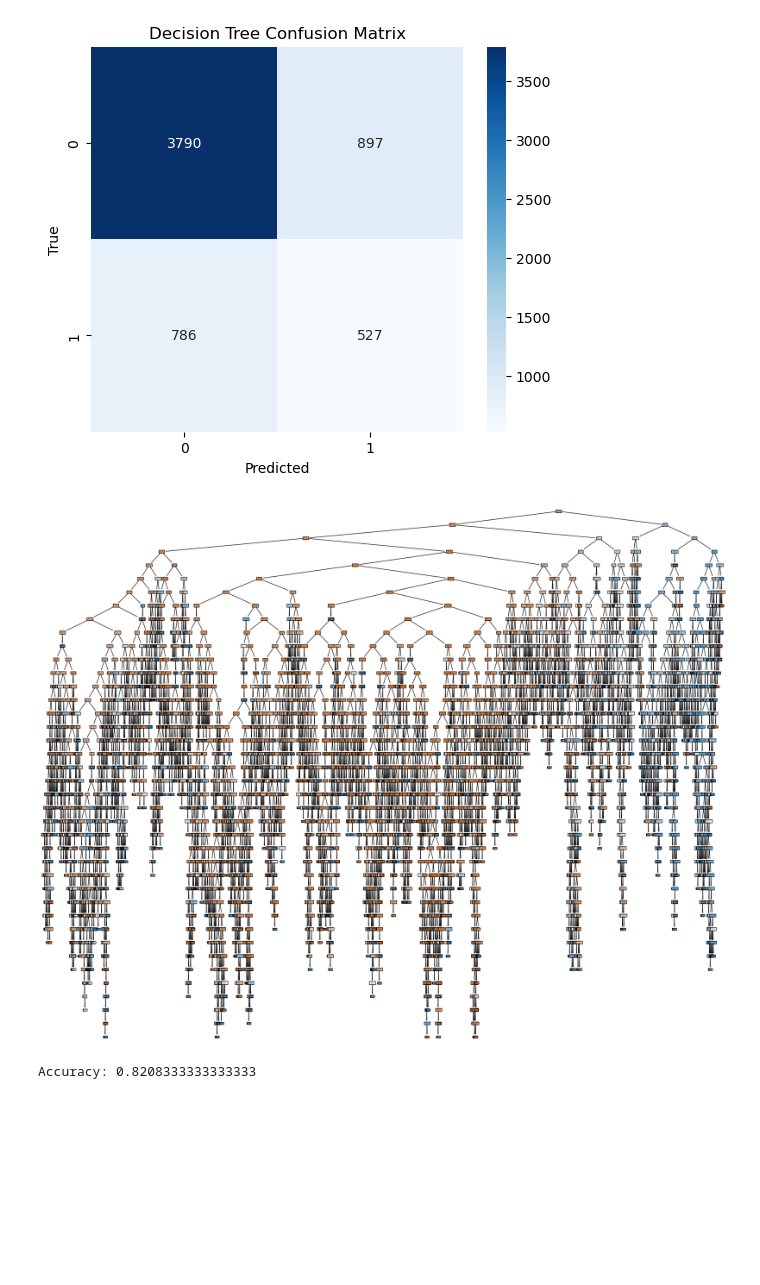
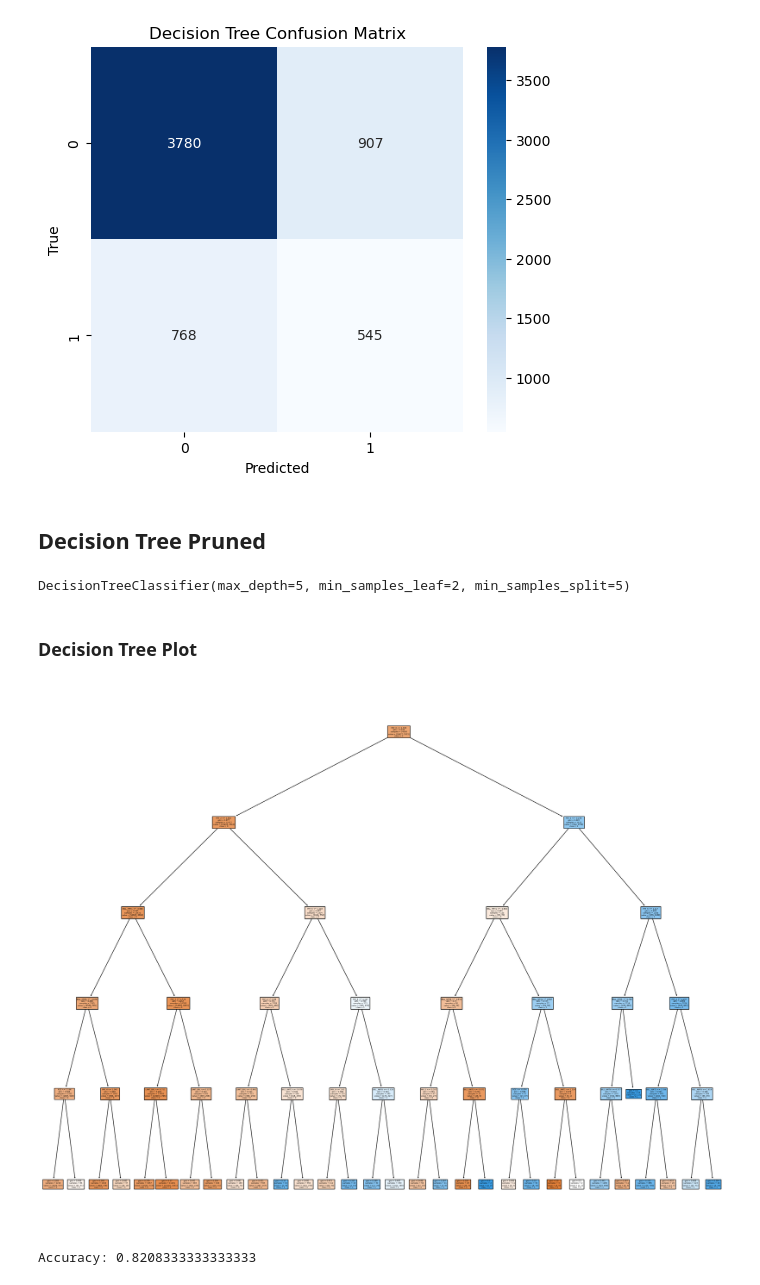
Before and after one commit to clarktommie/DTSC2302_Project1, a Jupyter notebook: DTSC_project1.ipynb, the cells around one changed output. Cells and saved outputs as stored; diff of their text form; code cells hidden in the pictures; blank space fills up the shorter version.

```diff
--- a/DTSC_project1.ipynb
+++ b/DTSC_project1.ipynb
@@ -88,6 +89,7 @@ def plot_confusion_matrix(y_true, y_pred, title='Confusion Matrix'):
 # %% [markdown]
 ## Decision Tree Model Experiment
 # %%
+output = []
 # Choose the features X and target y
 X = credit_default[["LIMIT_BAL", "AGE", "PAY_0", "PAY_2", "PAY_3", "PAY_4", "PAY_5", "PAY_6", "BILL_AMT1", "BILL_AMT2", "BILL_AMT3", "BILL_AMT4", "BILL_AMT5", "BILL_AMT6"]]
 y = credit_default["DEFAULT"]
@@ -95,13 +97,19 @@ y = credit_default["DEFAULT"]
 # Split data into training and testing sets
 X_train, X_test, y_train, y_test = train_test_split(X, y, test_size=0.2, random_state=42)
 
-# Create a decision tree classifier and fit it to the training data
+# Initialize the StandardScaler
+scaler = StandardScaler()
+
+# Fit and transform the scaler on the training data, and transform the test data
+X_train_scaled = scaler.fit_transform(X_train)
+X_test_scaled = scaler.transform(X_test)
+
+# Create a decision tree classifier and fit it to the scaled training data
 dtree = DecisionTreeClassifier()
-dtree.fit(X_train, y_train)
+dtree.fit(X_train_scaled, y_train)
 
-
-# Make predictions on the test set
-y_pred = dtree.predict(X_test)
+# Make predictions on the scaled test set
+y_pred = dtree.predict(X_test_scaled)
 
 # Calculate the accuracy of the model
 accuracy = accuracy_score(y_test, y_pred)
@@ -115,14 +123,22 @@ target_names = ["0", "1"]
 plot_confusion_matrix(y_test, y_pred, 'Decision Tree Confusion Matrix')
 # %% [output]
 [figure]
+# %% [markdown]
+## Decision Tree Pruned
+# %%
+dt_pre_pruned = DecisionTreeClassifier(max_depth=5, min_samples_split=5, min_samples_leaf=2)
+
+# Train the model
+dt_pre_pruned.fit(X_train_scaled, y_train)
+# %% [output]
+DecisionTreeClassifier(max_depth=5, min_samples_leaf=2, min_samples_split=5)
+# %% [markdown]
+### Decision Tree Plot
 # %%
-dt_pre_pruned = DecisionTreeClassifier(max_depth=5, min_samples_split=5, min_samples_leaf=2)
 
-# Train the model
-dt_pre_pruned.fit(X_train, y_train)
 ## create a plot of the Decision Tree
 fig = plt.figure(figsize=(25, 20))
-_ = tree.plot_tree(dtree, feature_names=feature_names, class_names=target_names, filled=True)
+_ = tree.plot_tree(dt_pre_pruned, feature_names=feature_names, class_names=target_names, filled=True)
 # %% [output]
-[figure, old version]
+[figure, new version]
 # %%
```
Also changed, not shown: parts of 7 cells of this notebook.
